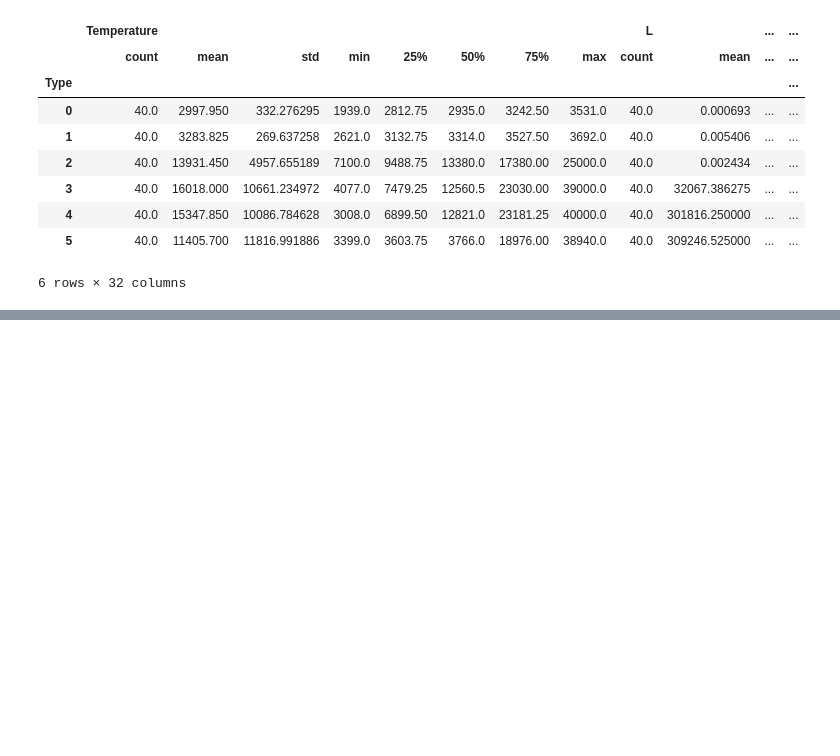
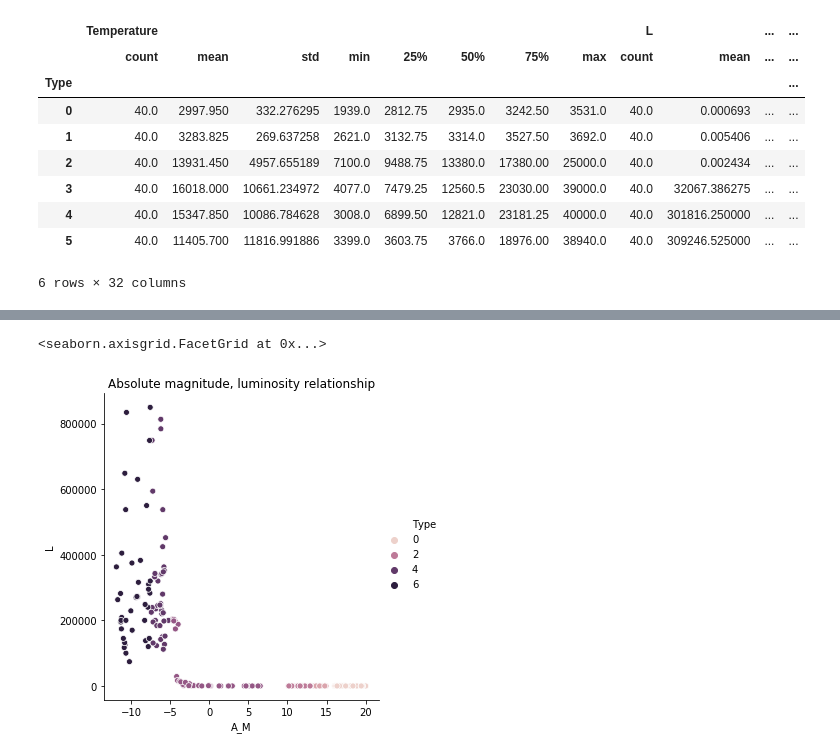
Before and after one commit to paulaked/data25-visualisations, a Jupyter notebook: Untitled.ipynb, the cells around one changed output, grey strips where cells are left out. Drawn from its saved outputs; the diff is of its cells as text; code cells hidden in the pictures; blank space fills up the shorter version.

```diff
--- a/Untitled.ipynb
+++ b/Untitled.ipynb
@@ -70,0 +121,7 @@ star_types.describe()
+# %%
+Absolute = sns.relplot(x = "A_M", y = "L", hue="Type",data = stars)
+Absolute.set(title="Absolute magnitude, luminosity relationship")
+#Absolute.set(yscale="log")
+# %% [output]
+<seaborn.axisgrid.FacetGrid at 0x...>
+[figure, added]
```
Also changed, not shown: parts of 7 cells of this notebook.
